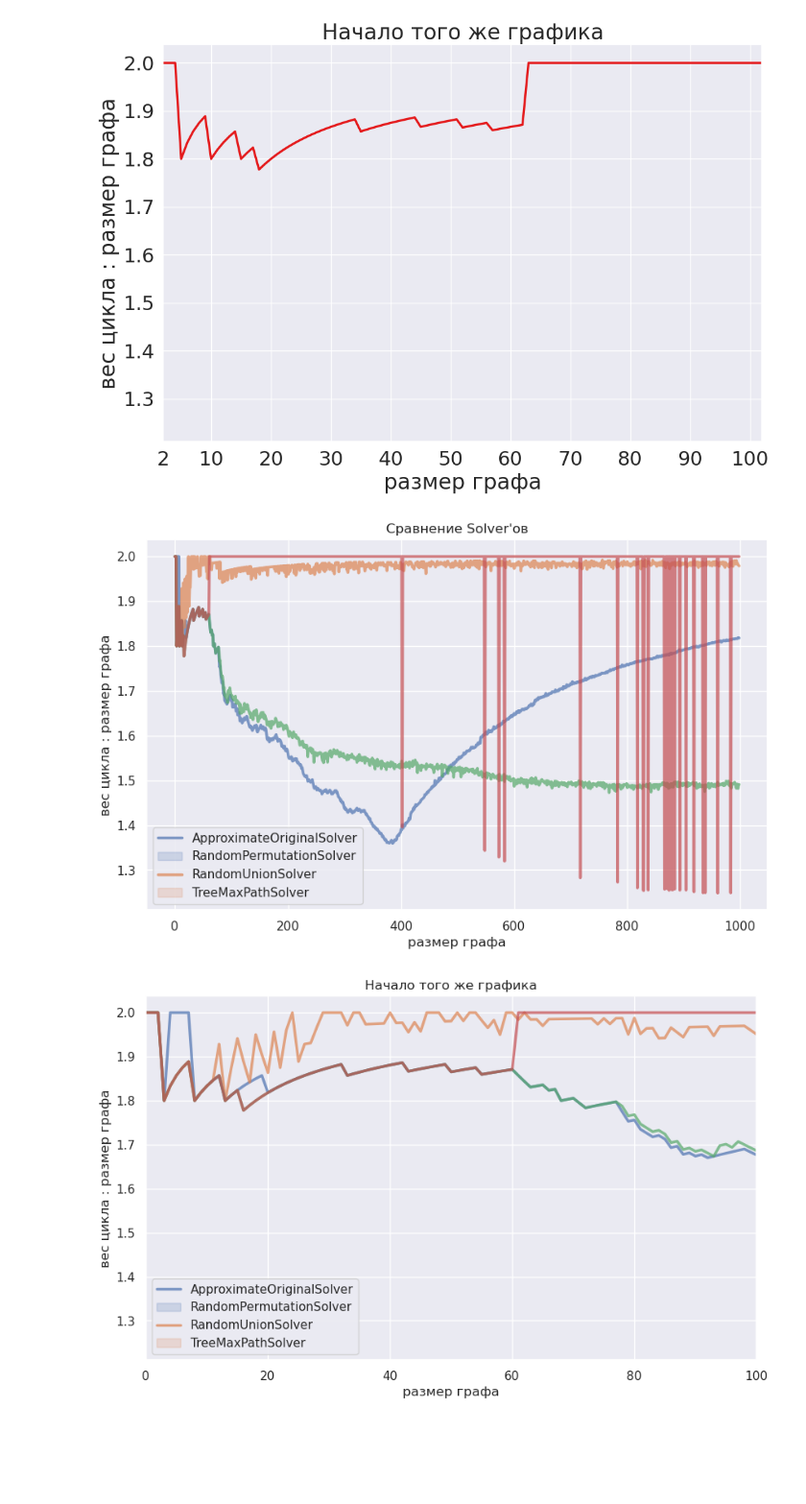
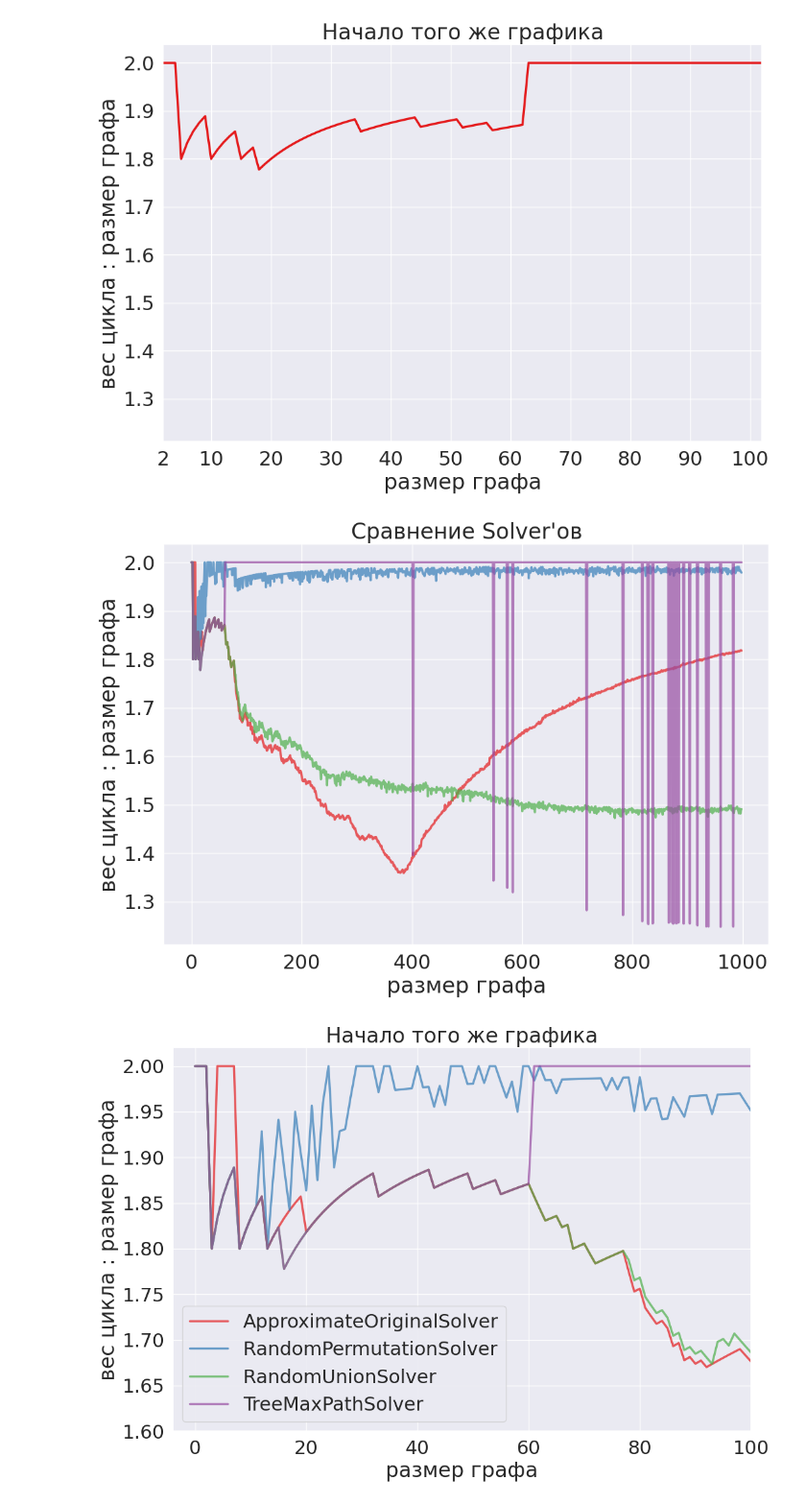
Before and after one commit to falseness/tsp, a Jupyter notebook: project.ipynb, the cells around one changed output. Shown at 96% size. Cells and saved outputs as stored; diff of their text form; code cells hidden in the pictures; blank space fills up the shorter version.

```diff
--- a/project.ipynb
+++ b/project.ipynb
@@ -268,7 +273,7 @@ def compare_solvers(files, names, title="Сравнение Solver'ов", draw_l
     prepare_drawing('размер графа', 'вес цикла : размер графа', title)
 
     for name, data_file_name in zip(names, files):
-        sns.lineplot(data=load_results(data_file_name), linewidth=2.5, alpha=0.7)
+        plt.plot(load_results(data_file_name), linewidth=2.5, alpha=0.7)
 
     if draw_legend:
         plt.legend(names)
@@ -573,11 +526,11 @@ run_and_draw_and_save('TreeMaxPathSolver', 'wiki_tree_max_path_solver.csv')
 # %%
 FILES_CSV_WIKI = ['wiki_' + file for file in FILES_CSV]
 # %%
-compare_solvers(FILES_CSV_WIKI, SOLVERS_NAMES, draw_legend=True)
+compare_solvers(FILES_CSV_WIKI, SOLVERS_NAMES, draw_legend=False)
 #plt.ylim(1.0, 1.6);
 compare_solvers(FILES_CSV_WIKI, SOLVERS_NAMES, 'Начало того же графика', True)
-plt.xlim(0, 100);
-#plt.ylim(1.0, 1.6);
+plt.xlim(-4, 100);
+plt.ylim(1.6, 2.02);
 # %% [output]
-[figure, old version]
+[figure, new version]
-[figure, old version]
+[figure, new version]
```
Also changed, not shown: parts of 36 cells of this notebook, 1 other file.
